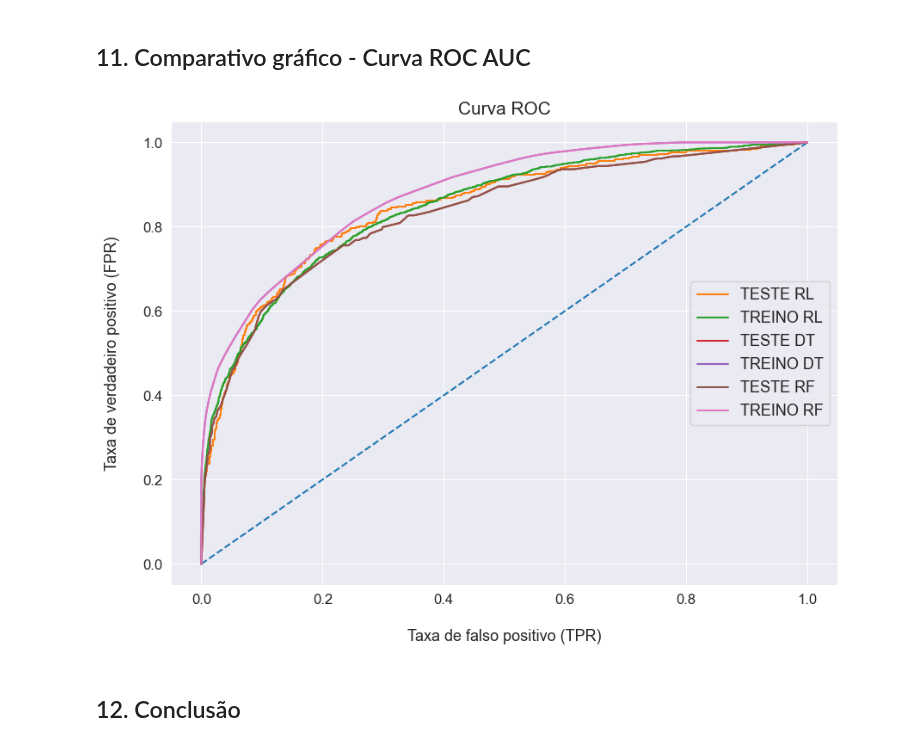
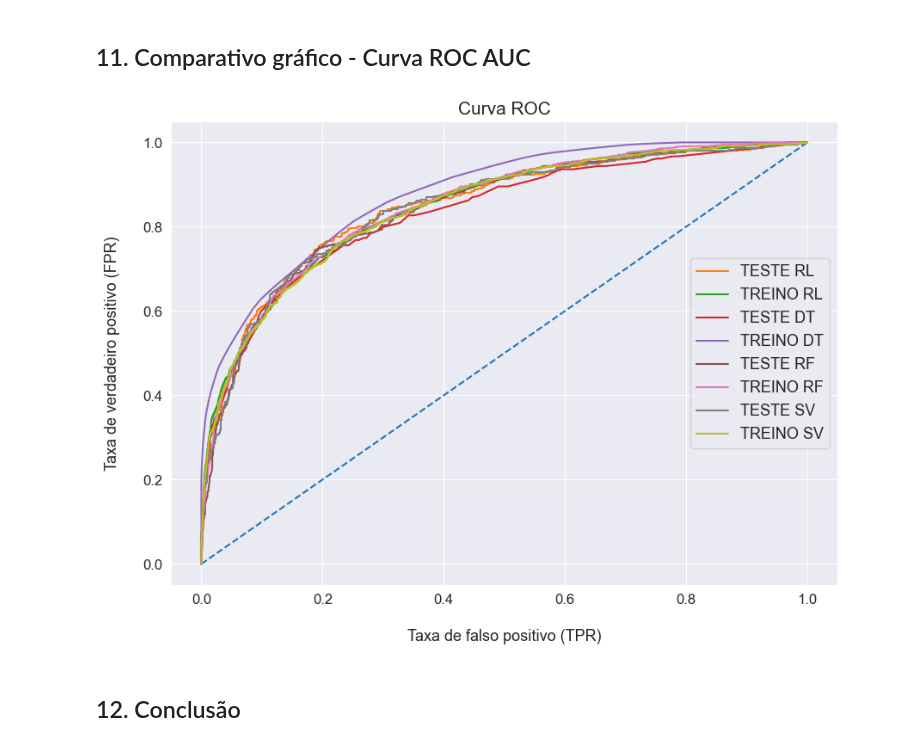
Before and after one commit to emso-exe/Churn_clientes_de_banco, a Jupyter notebook: churn_clientes_de_banco.ipynb, the cells around one changed output. Cells and saved outputs as stored; diff of their text form; code cells hidden in the pictures.

```diff
--- a/churn_clientes_de_banco.ipynb
+++ b/churn_clientes_de_banco.ipynb
@@ -948,24 +970,24 @@ ROC AUC:   75.049
 params = {
     'class_weight': ['balanced'],
     'criterion': ['gini'],
-    'max_depth': np.arange(4, 8),
+    'max_depth': np.arange(4, 9),
     'max_features': ['auto'],
     'n_estimators': np.arange(40, 91, 10),
     'random_state': [42],
 }
 
 # Efetuando a busca pelos melhores parâmetros
-grid_search_cv_rfc = busca_parametros(
+search_cv_rfc = busca_parametros(
     RandomForestClassifier(), 'recall', params)
 
 # Treinamento do modelo
-grid_search_cv_rfc.fit(X_train, y_train)
+search_cv_rfc.fit(X_train, y_train)
 
 
 print('\nMelhores parâmetros\n')
 
-for k, v in grid_search_cv_rfc.best_params_.items():
+for k, v in search_cv_rfc.best_params_.items():
     print(f'{k} : {v}')
 
-best_params = grid_search_cv_rfc.best_params_
+best_params = search_cv_rfc.best_params_
 # %% [output]
@@ -1051,17 +1080,17 @@ params = {
 }
 
 # Efetuando a busca pelos melhores parâmetros
-grid_search_cv_svc = busca_parametros(SVC(), 'recall', params)
+search_cv_svc = busca_parametros(SVC(), 'recall', params)
 
 # Treinamento do modelo
-grid_search_cv_svc.fit(X_train, y_train)
+search_cv_svc.fit(X_train, y_train)
 
 
 print('\nMelhores parâmetros\n')
 
-for k, v in grid_search_cv_svc.best_params_.items():
+for k, v in search_cv_svc.best_params_.items():
     print(f'{k} : {v}')
 
-best_params = grid_search_cv_svc.best_params_
+best_params = search_cv_svc.best_params_
 # %% [output]
 Fitting 5 folds for each of 8 candidates, totalling 40 fits
@@ -1134,37 +1169,43 @@ ROC AUC:   76.141
 ## 11. Comparativo gráfico - Curva ROC AUC
 # %%
 # Calculando as probabilidades com dados de treino e teste
-pred_test_prob = grid_search_cv_rl.predict_proba(X_test)[:, 1]
-pred_train_prob = grid_search_cv_rl.predict_proba(X_train)[:, 1]
-pred_test_prob_dt = grid_search_cv_dt.predict_proba(X_test)[:, 1]
-pred_train_prob_dt = grid_search_cv_dt.predict_proba(X_train)[:, 1]
-pred_test_prob_rfc = grid_search_cv_dt.predict_proba(X_test)[:, 1]
-pred_train_prob_rfc = grid_search_cv_dt.predict_proba(X_train)[:, 1]
+pred_test_prob = search_cv_lr.predict_proba(X_test)[:, 1]
+pred_train_prob = search_cv_lr.predict_proba(X_train)[:, 1]
+pred_test_prob_dt = search_cv_dt.predict_proba(X_test)[:, 1]
+pred_train_prob_dt = search_cv_dt.predict_proba(X_train)[:, 1]
+pred_test_prob_rfc = search_cv_rfc.predict_proba(X_test)[:, 1]
+pred_train_prob_rfc = search_cv_rfc.predict_proba(X_train)[:, 1]
+pred_test_prob_svm = search_cv_svc.decision_function(X_test)
+pred_train_prob_svm = search_cv_svc.decision_function(X_train)
 
 # Gera fpr (Taxa de falso positivo), tpr (Taxa de falso positivo) e thresholds
 fpr1, tpr1, thresholds1 = roc_curve(y_test, pred_test_prob)
 fpr2, tpr2, thresholds2 = roc_curve(y_train, pred_train_prob)
 fpr3, tpr3, thresholds3 = roc_curve(y_test, pred_test_prob_dt)
 fpr4, tpr4, thresholds4 = roc_curve(y_train, pred_train_prob_dt)
 fpr5, tpr5, thresholds5 = roc_curve(y_test, pred_test_prob_rfc)
 fpr6, tpr6, thresholds6 = roc_curve(y_train, pred_train_prob_rfc)
+fpr7, tpr7, thresholds5 = roc_curve(y_test, pred_test_prob_svm)
+fpr8, tpr8, thresholds6 = roc_curve(y_train, pred_train_prob_svm)
 
 # Gráfico da curva ROC
 plt.figure(figsize=(10, 7))
 plt.plot([0, 1], [0, 1], '--')
 plt.plot(fpr1, tpr1, label='TESTE RL')
 plt.plot(fpr2, tpr2, label='TREINO RL')
 plt.plot(fpr3, tpr3, label='TESTE DT')
 plt.plot(fpr4, tpr4, label='TREINO DT')
 plt.plot(fpr5, tpr5, label='TESTE RF')
 plt.plot(fpr6, tpr6, label='TREINO RF')
+plt.plot(fpr7, tpr7, label='TESTE SV')
+plt.plot(fpr8, tpr8, label='TREINO SV')
 plt.tick_params(labelsize=12)
 plt.xlabel('\nTaxa de falso positivo (TPR)', fontsize=13)
 plt.ylabel('Taxa de verdadeiro positivo (FPR)\n', fontsize=13)
 plt.title('Curva ROC', fontsize=15)
 plt.legend(loc='center right', fontsize=13)
 plt.show()
 # %% [output]
-[figure, old version]
+[figure, new version]
 # %% [markdown]
 ## 12. Conclusão
```
Also changed, not shown: parts of 8 cells of this notebook.
